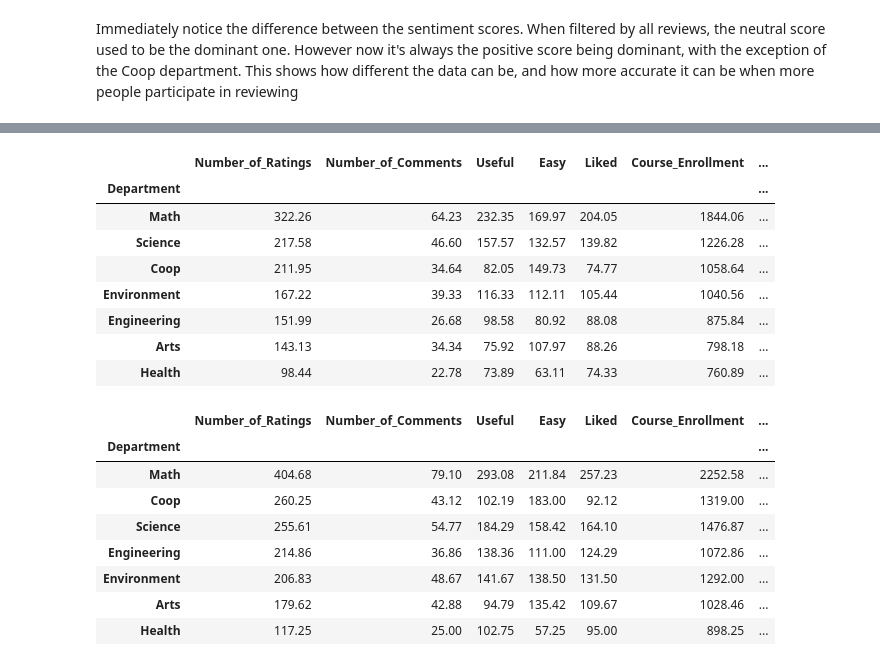
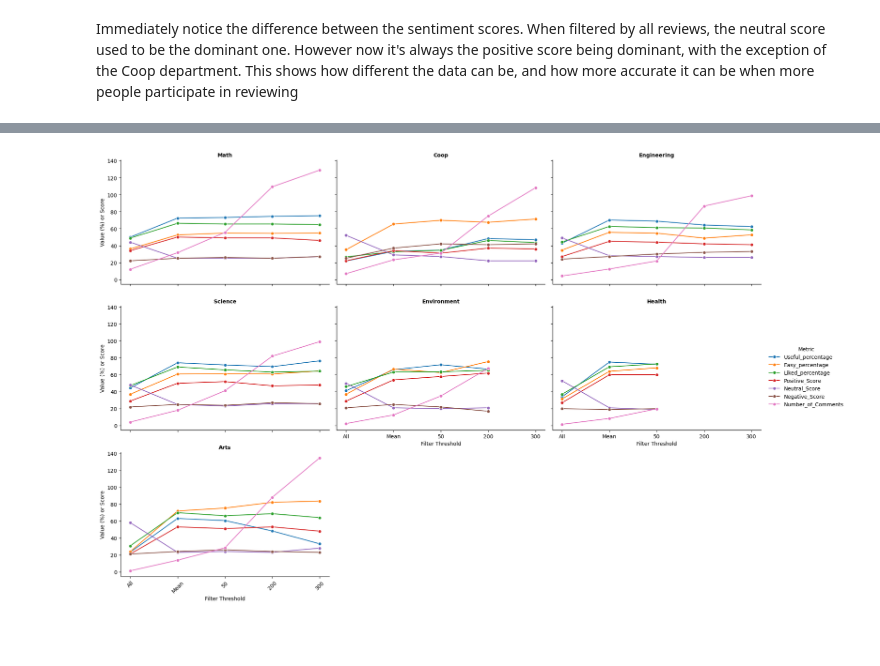
Before and after one commit to s2shams/UW-Course-Analysis, a Jupyter notebook: Data Visualization Final.ipynb, the cells around one changed output, grey strips where cells are left out. Cells and saved outputs as stored; diff of their text form; code cells hidden in the pictures; blank space fills up the shorter version.

Commit message:
Added some visuals

```diff
--- a/Data Visualization Final.ipynb
+++ b/Data Visualization Final.ipynb
@@ -121,2 +122,2 @@ Immediately notice the difference between the sentiment scores. When filtered by
 # %%
-undergrad_data[undergrad_data["Number_of_Ratings"] > 50].groupby("Department").mean().round(2).sort_values(by="Number_of_Ratings", ascending = False)
+df_50 = undergrad_data[undergrad_data["Number_of_Ratings"] > 50].groupby("Department").mean().round(2).sort_values(by="Number_of_Ratings", ascending = False).reset_index()
@@ -133,24 +124,30 @@ undergrad_data[undergrad_data["Number_of_Ratings"] > 50].groupby("Department").m
 # %%
-undergrad_data[undergrad_data["Number_of_Ratings"] > 70].groupby("Department").mean().round(2).sort_values(by="Number_of_Ratings", ascending = False)
+df_200 = undergrad_data[undergrad_data["Number_of_Ratings"] > 200].groupby("Department").mean().round(2).sort_values(by="Number_of_Ratings", ascending = False).reset_index()
-# %% [output]
-|  | Number_of_Ratings | Number_of_Comments | Useful | Easy | Liked | Course_Enrollment | ... |
-| Department |  |  |  |  |  |  | ... |
-| Math | 322.26 | 64.23 | 232.35 | 169.97 | 204.05 | 1844.06 | ... |
-| Science | 217.58 | 46.60 | 157.57 | 132.57 | 139.82 | 1226.28 | ... |
-| Coop | 211.95 | 34.64 | 82.05 | 149.73 | 74.77 | 1058.64 | ... |
-| Environment | 167.22 | 39.33 | 116.33 | 112.11 | 105.44 | 1040.56 | ... |
-| Engineering | 151.99 | 26.68 | 98.58 | 80.92 | 88.08 | 875.84 | ... |
-| Arts | 143.13 | 34.34 | 75.92 | 107.97 | 88.26 | 798.18 | ... |
-| Health | 98.44 | 22.78 | 73.89 | 63.11 | 74.33 | 760.89 | ... |
 # %%
-undergrad_data[undergrad_data["Number_of_Ratings"] > 100].groupby("Department").mean().round(2).sort_values(by="Number_of_Ratings", ascending = False)
+df_300 = undergrad_data[undergrad_data["Number_of_Ratings"] > 300].groupby("Department").mean().round(2).sort_values(by="Number_of_Ratings", ascending = False).reset_index()
-# %% [output]
-|  | Number_of_Ratings | Number_of_Comments | Useful | Easy | Liked | Course_Enrollment | ... |
-| Department |  |  |  |  |  |  | ... |
-| Math | 404.68 | 79.10 | 293.08 | 211.84 | 257.23 | 2252.58 | ... |
-| Coop | 260.25 | 43.12 | 102.19 | 183.00 | 92.12 | 1319.00 | ... |
-| Science | 255.61 | 54.77 | 184.29 | 158.42 | 164.10 | 1476.87 | ... |
-| Engineering | 214.86 | 36.86 | 138.36 | 111.00 | 124.29 | 1072.86 | ... |
-| Environment | 206.83 | 48.67 | 141.67 | 138.50 | 131.50 | 1292.00 | ... |
-| Arts | 179.62 | 42.88 | 94.79 | 135.42 | 109.67 | 1028.46 | ... |
-| Health | 117.25 | 25.00 | 102.75 | 57.25 | 95.00 | 898.25 | ... |
+# %%
+df1["Filter"] = "All"
+df_mean["Filter"] = "Mean"
+df_50["Filter"] = "50"
+df_200["Filter"] = "200"
+df_300["Filter"] = "300"
+df_list = [df1, df_mean, df_50, df_200, df_300]
+for df in df_list:
+    df[["Positive_Score", "Negative_Score", "Neutral_Score"]] = df[["Positive_Score", "Negative_Score", "Neutral_Score"]] * 100
+combined_df = pd.concat([df1, df_mean, df_50, df_200, df_300])
+
+melted_df = pd.melt(combined_df, id_vars=['Department', 'Filter'],
+                    value_vars=['Useful_percentage', 'Easy_percentage', 'Liked_percentage',
+                                'Positive_Score', 'Neutral_Score', 'Negative_Score', "Number_of_Comments"],
+                    var_name='Metric', value_name='Value')
+
+# Set up the FacetGrid for each department
+g = sns.FacetGrid(melted_df, col="Department", hue="Metric", col_wrap=3, height=4, aspect=1.5)
+g.map(sns.lineplot, 'Filter', 'Value', marker='o')
+g.add_legend()
+g.set_axis_labels("Filter Threshold", "Value (%) or Score")
+g.set_titles("{col_name}", fontweight="bold")
+plt.xticks(rotation=45)
+plt.show()
+# %% [output]
+[figure, added]
```
Also changed, not shown: parts of 20 cells of this notebook.
